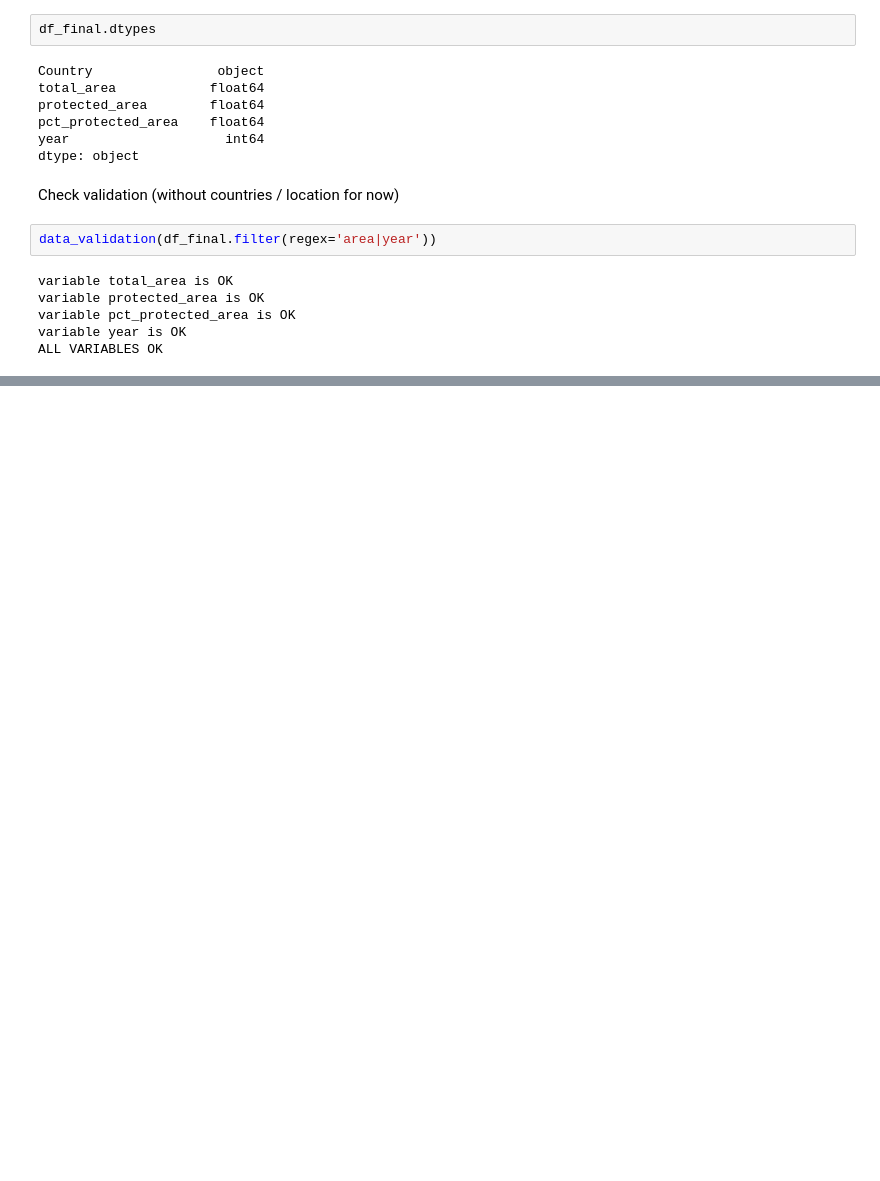
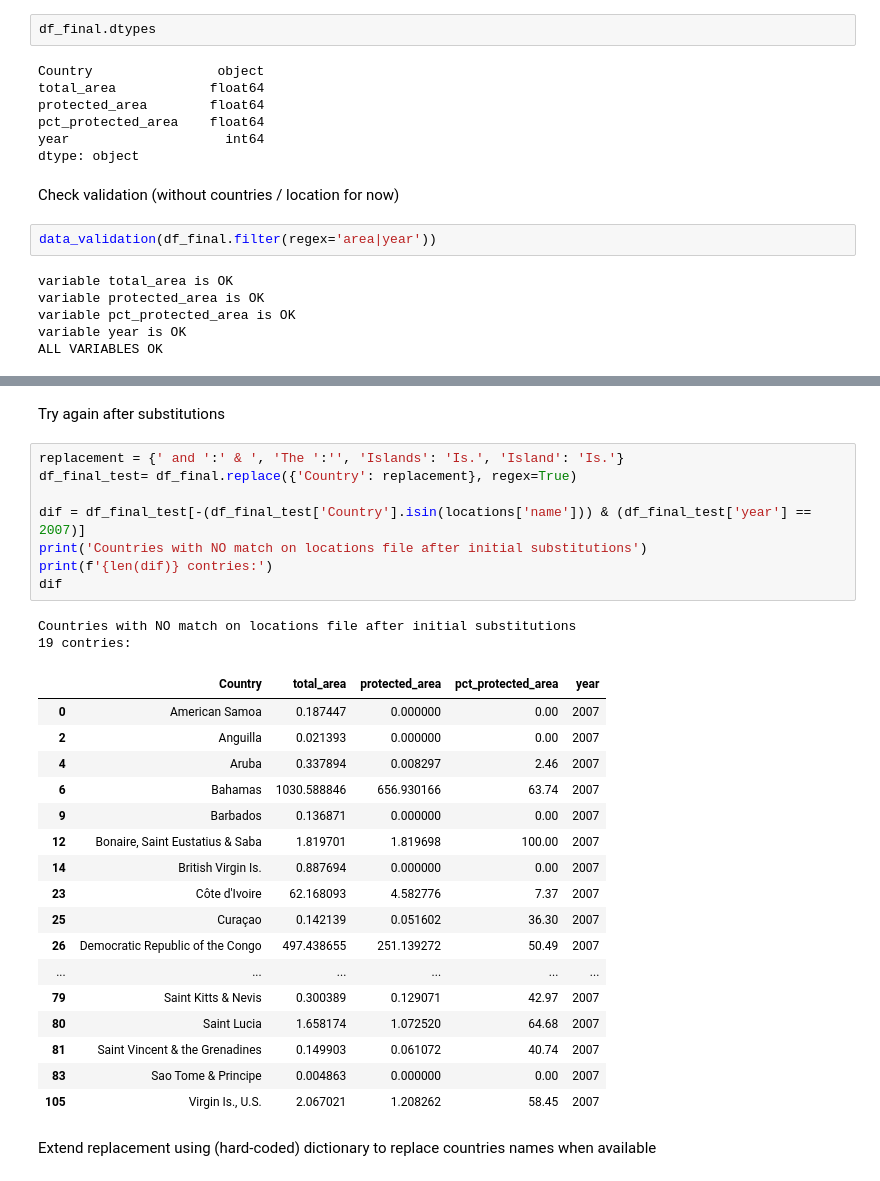
Before and after one commit to Vizzuality/mangrove-atlas, a Jupyter notebook: data/notebooks/Lab/areas_validator_test.ipynb, the cells around one changed output, grey strips where cells are left out. Saved outputs shown, nothing was run; the diff lists cells and outputs as text; blank space fills up the shorter version.

```diff
--- a/data/notebooks/Lab/areas_validator_test.ipynb
+++ b/data/notebooks/Lab/areas_validator_test.ipynb
@@ -201,0 +285,32 @@ ALL VARIABLES OK
+# %% [markdown]
+Try again after substitutions
+# %%
+replacement = {' and ':' & ', 'The ':'', 'Islands': 'Is.', 'Island': 'Is.'}
+df_final_test= df_final.replace({'Country': replacement}, regex=True)
+
+dif = df_final_test[-(df_final_test['Country'].isin(locations['name'])) & (df_final_test['year'] == 2007)]
+print('Countries with NO match on locations file after initial substitutions')
+print(f'{len(dif)} contries:')
+dif
+# %% [output]
+Countries with NO match on locations file after initial substitutions
+19 contries:
+|  | Country | total_area | protected_area | pct_protected_area | year |
+| 0 | American Samoa | 0.187447 | 0.000000 | 0.00 | 2007 |
+| 2 | Anguilla | 0.021393 | 0.000000 | 0.00 | 2007 |
+| 4 | Aruba | 0.337894 | 0.008297 | 2.46 | 2007 |
+| 6 | Bahamas | 1030.588846 | 656.930166 | 63.74 | 2007 |
+| 9 | Barbados | 0.136871 | 0.000000 | 0.00 | 2007 |
+| 12 | Bonaire, Saint Eustatius & Saba | 1.819701 | 1.819698 | 100.00 | 2007 |
+| 14 | British Virgin Is. | 0.887694 | 0.000000 | 0.00 | 2007 |
+| 23 | Côte d'Ivoire | 62.168093 | 4.582776 | 7.37 | 2007 |
+| 25 | Curaçao | 0.142139 | 0.051602 | 36.30 | 2007 |
+| 26 | Democratic Republic of the Congo | 497.438655 | 251.139272 | 50.49 | 2007 |
+| ... | ... | ... | ... | ... | ... |
+| 79 | Saint Kitts & Nevis | 0.300389 | 0.129071 | 42.97 | 2007 |
+| 80 | Saint Lucia | 1.658174 | 1.072520 | 64.68 | 2007 |
+| 81 | Saint Vincent & the Grenadines | 0.149903 | 0.061072 | 40.74 | 2007 |
+| 83 | Sao Tome & Principe | 0.004863 | 0.000000 | 0.00 | 2007 |
+| 105 | Virgin Is., U.S. | 2.067021 | 1.208262 | 58.45 | 2007 |
+# %% [markdown]
+Extend replacement using (hard-coded) dictionary to replace countries names when available
```
Also changed, not shown: parts of 17 cells of this notebook.
